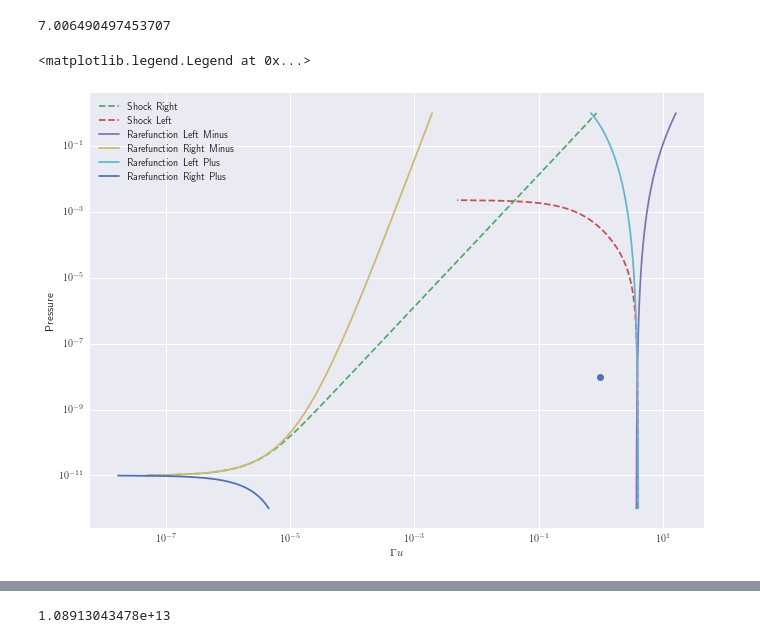
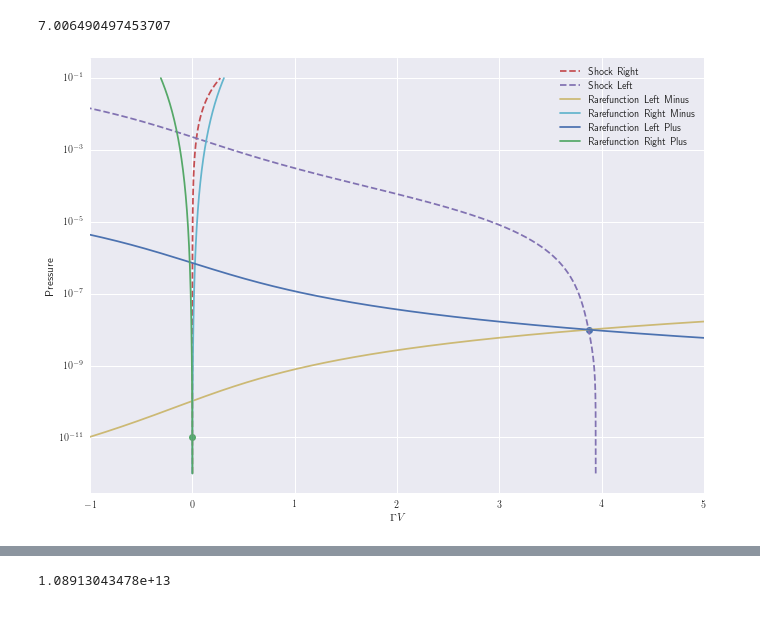
Before and after one commit to Mixpap/MasterThesis, a Jupyter notebook: Notebooks/Tools.ipynb, the cells around one changed output, grey strips where cells are left out. Cells and saved outputs as stored; diff of their text form; code cells hidden in the pictures.

```diff
--- a/Notebooks/Tools.ipynb
+++ b/Notebooks/Tools.ipynb
@@ -31,5 +31,19 @@ pr=1.e-11
 ur=0.0
 hr=1.0+gammar/(gammar-1.0)*pr/rr
 lr=1.0/np.sqrt(1.-ur*ur)
+# %%
+gammal=5./3.
+rl=1.e-4
+pl=1.
+ul=np.sqrt(15.)/4.
+hl=1.0+gammal/(gammal-1.0)*pl/rl
+ll=1.0/np.sqrt(1.-ul*ul)
+
+gammar=5./3.
+rr=1.
+pr=1.e-3
+ur=0.0
+hr=1.0+gammar/(gammar-1.0)*pr/rr
+lr=1.0/np.sqrt(1.-ur*ur)
 # %%
 G=5./3
@@ -81,17 +95,20 @@ def gbrplus(x): return 1./np.sqrt(1.-ubrplus(x)**2.)
 def ubrminus(x): return ((1.+ur)*arminus(x)-(1.-ur))/((1.+ur)*arminus(x)+(1.-ur))
 def gbrminus(x): return 1./np.sqrt(1.-ubrminus(x)**2.)
 # %%
-t=np.logspace(-12,0,1000)
-plt.xlabel('$\Gamma u$')
+t=np.logspace(-12,-1,1000)
+plt.xlabel('$\Gamma V $')
 plt.ylabel('Pressure')
-plt.loglog([ul,ur],[pl,pr],'o')
-plt.loglog(gbr(t)*ubr(t),t,'--',label='Shock Right')
-plt.loglog(gbl(t)*ubl(t),t,'--',label='Shock Left')
-plt.loglog(gblminus(t)*ublminus(t),t,label='Rarefunction Left Minus')
-plt.loglog(gbrminus(t)*ubrminus(t),t,label='Rarefunction Right Minus')
-plt.loglog(gblplus(t)*ublplus(t),t,label='Rarefunction Left Plus')
-plt.loglog(gbrplus(t)*ubrplus(t),t,label='Rarefunction Right Plus')
+plt.plot([ll*ul],[pl],'o')
+plt.plot([lr*ur],[pr],'o')
+plt.plot(gbr(t)*ubr(t),t,'--',label='Shock Right')
+plt.plot(gbl(t)*ubl(t),t,'--',label='Shock Left')
+plt.plot(gblminus(t)*ublminus(t),t,label='Rarefunction Left Minus')
+plt.plot(gbrminus(t)*ubrminus(t),t,label='Rarefunction Right Minus')
+plt.plot(gblplus(t)*ublplus(t),t,label='Rarefunction Left Plus')
+plt.plot(gbrplus(t)*ubrplus(t),t,label='Rarefunction Right Plus')
 plt.legend()
+#plt.ylim([1e-11,1e4])
+plt.xlim([-1,5])
+plt.yscale('log')
 # %% [output]
-<matplotlib.legend.Legend at 0x...>
-[figure, old version]
+[figure, new version]
```
Also changed, not shown: parts of 3 cells of this notebook, 33 other files.
